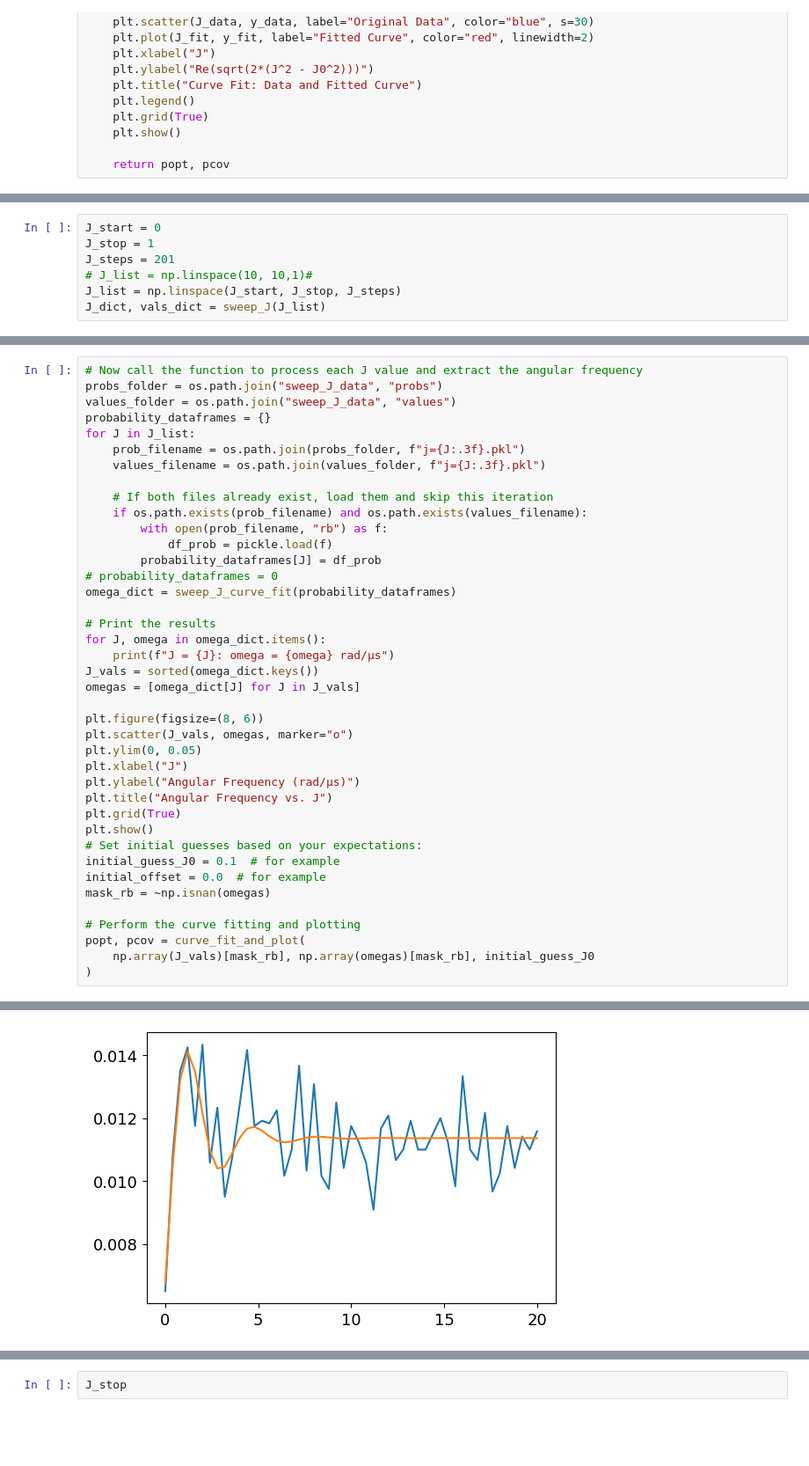
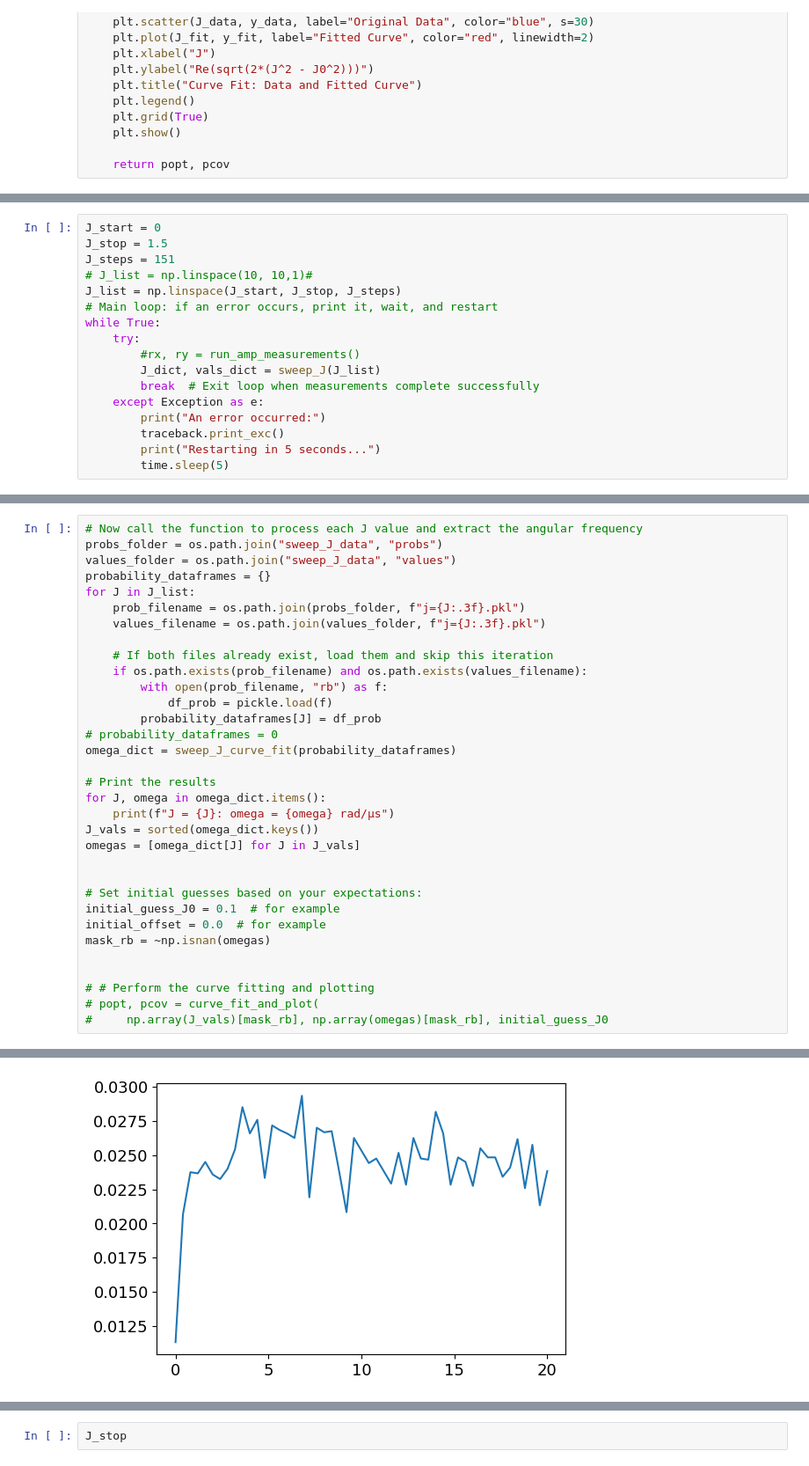
Before and after one commit to Katermurch/BlueFridgeNonLin, a Jupyter notebook: non_hermitian_rabi.ipynb, the cells around one changed output, grey strips where cells are left out. Shown at 88% size. Drawn from its saved outputs; the diff is of its cells as text; blank space fills up the shorter version.

```diff
--- a/non_hermitian_rabi.ipynb
+++ b/non_hermitian_rabi.ipynb
@@ -423,8 +361,18 @@ def run_swap(
 # %%
 J_start = 0
-J_stop = 1
-J_steps = 201
+J_stop = 1.5
+J_steps = 151
 # J_list = np.linspace(10, 10,1)#
 J_list = np.linspace(J_start, J_stop, J_steps)
-J_dict, vals_dict = sweep_J(J_list)
+# Main loop: if an error occurs, print it, wait, and restart
+while True:
+    try:
+        #rx, ry = run_amp_measurements()
+        J_dict, vals_dict = sweep_J(J_list)
+        break  # Exit loop when measurements complete successfully
+    except Exception as e:
+        print("An error occurred:")
+        traceback.print_exc()
+        print("Restarting in 5 seconds...")
+        time.sleep(5)
 # %% [output]
@@ -452,21 +472,14 @@ for J, omega in omega_dict.items():
 J_vals = sorted(omega_dict.keys())
 omegas = [omega_dict[J] for J in J_vals]
 
-plt.figure(figsize=(8, 6))
-plt.scatter(J_vals, omegas, marker="o")
-plt.ylim(0, 0.05)
-plt.xlabel("J")
-plt.ylabel("Angular Frequency (rad/µs)")
-plt.title("Angular Frequency vs. J")
-plt.grid(True)
-plt.show()
+
 # Set initial guesses based on your expectations:
 initial_guess_J0 = 0.1  # for example
 initial_offset = 0.0  # for example
 mask_rb = ~np.isnan(omegas)
 
-# Perform the curve fitting and plotting
-popt, pcov = curve_fit_and_plot(
-    np.array(J_vals)[mask_rb], np.array(omegas)[mask_rb], initial_guess_J0
-)
+
+# # Perform the curve fitting and plotting
+# popt, pcov = curve_fit_and_plot(
+#     np.array(J_vals)[mask_rb], np.array(omegas)[mask_rb], initial_guess_J0
 # %% [output]
@@ -505 +523 @@ J = 0.015: Angular freq (rad/µs): 0.014382636696552108
-[figure, old version]
+[figure, new version]
```
Also changed, not shown: parts of 16 cells of this notebook, 40 other files.
